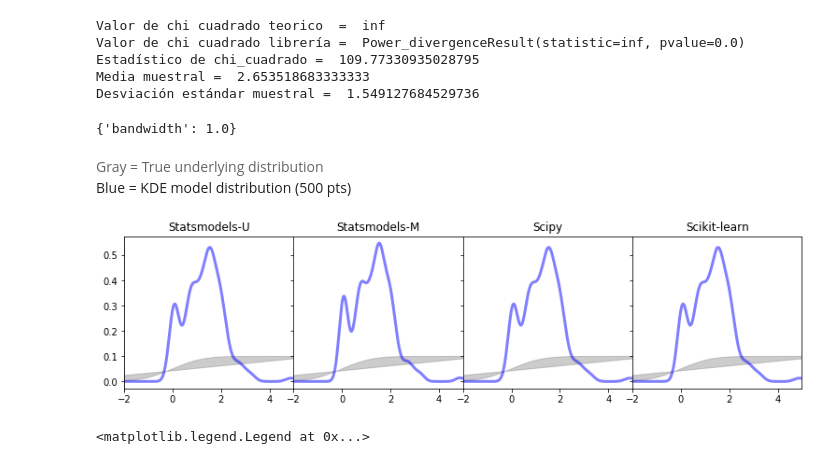
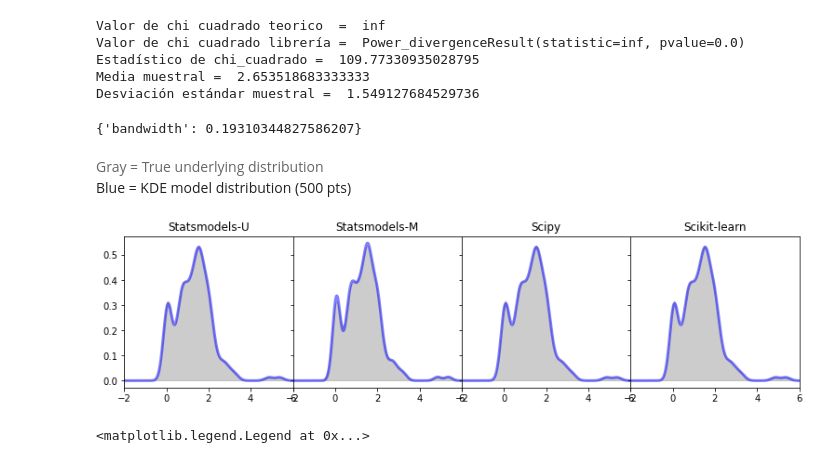
Before and after one commit to danielabenavides/proyecto_modulo1, a Jupyter notebook: ProyectoModulo1_Benavides_Rivera.ipynb, the cells around one changed output. Cells and saved outputs as stored; diff of their text form; code cells hidden in the pictures.

```diff
--- a/ProyectoModulo1_Benavides_Rivera.ipynb
+++ b/ProyectoModulo1_Benavides_Rivera.ipynb
@@ -612,37 +608,37 @@ grid = GridSearchCV(KernelDensity(),
 grid.fit(x[:, None])
 print(grid.best_params_)
 
 kde = grid.best_estimator_
 pdf = np.exp(kde.score_samples(x_grid[:, None]))
 
 # The grid we'll use for plotting
-x_grid = np.linspace(-4.5, 6, 1000)
+x_grid = np.linspace(-2,6, 1000)
 
 # Draw points from a bimodal distribution in 1D
 np.random.seed(0)
 x =prom_TC
 pdf_true = np.exp(kde.score_samples(x_grid[:, None]))
 
 # Plot the three kernel density estimates
 fig, ax = plt.subplots(1, 4, sharey=True,
                        figsize=(13, 3))
 fig.subplots_adjust(wspace=0)
 
 for i in range(4):
     pdf = kde_funcs[i](x, x_grid, bandwidth=0.2)
     ax[i].plot(x_grid, pdf, color='blue', alpha=0.5, lw=3)
     ax[i].fill(x_grid, pdf_true, ec='gray', fc='gray', alpha=0.4)
     ax[i].set_title(kde_funcnames[i])
-    ax[i].set_xlim(-2, 5)
+    ax[i].set_xlim(-2, 6)
 
 from IPython.display import HTML
 HTML("<font color='#666666'>Gray = True underlying distribution</font><br>"
      "<font color='6666ff'>Blue = KDE model distribution (500 pts)</font>")
 # %% [output]
-{'bandwidth': 1.0}
+{'bandwidth': 0.19310344827586207}
 Gray = True underlying distribution
 Blue = KDE model distribution (500 pts)
-[figure, old version]
+[figure, new version]
 # %%
 fig, ax = plt.subplots()
 for bandwidth in [0.1, 0.3, 1.0]:
```
Also changed, not shown: parts of 13 cells of this notebook.
